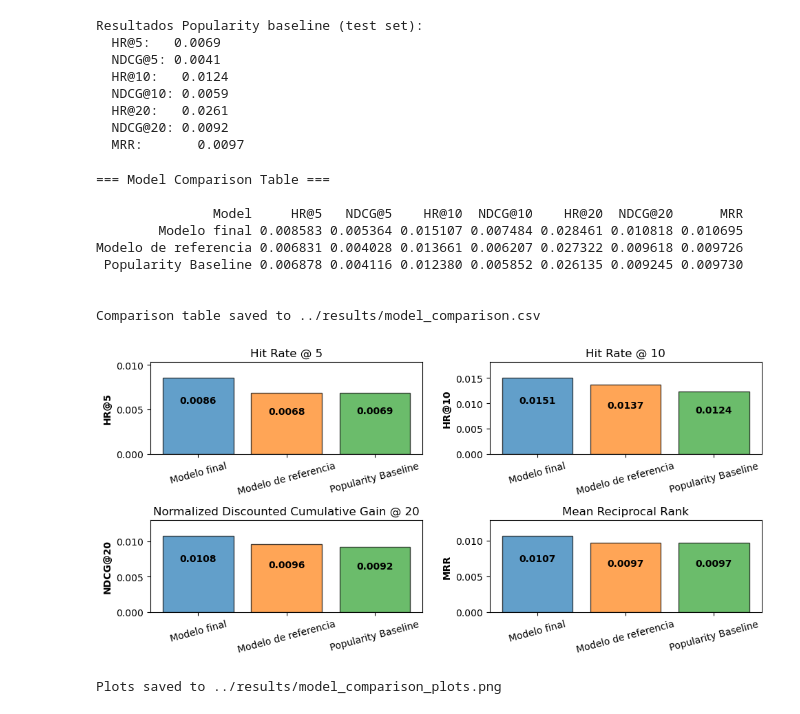
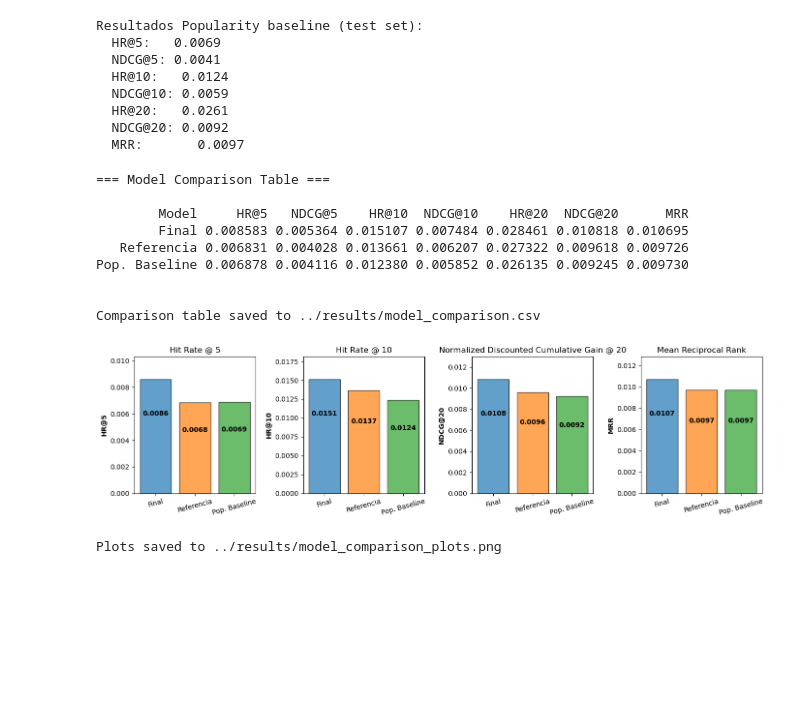
Before and after one commit to sofips/Decision-Transformer-Recomendaciones, a Jupyter notebook: notebooks/03_evaluation.ipynb, the cells around one changed output. Cells and saved outputs as stored; diff of their text form; code cells hidden in the pictures; blank space fills up the shorter version.

Commit message:
formato imagen, ejecutar notebook 4 con ultimos modelos, ignorar cache

```diff
--- a/notebooks/03_evaluation.ipynb
+++ b/notebooks/03_evaluation.ipynb
@@ -170,9 +170,9 @@ import pandas as pd
 
 # Prepare data for comparison
 models_data = {
-    'Modelo final': final_model_metrics,
-    'Modelo de referencia': reference_metrics,
-    'Popularity Baseline': pop_metrics
+    'Final': final_model_metrics,
+    'Referencia': reference_metrics,
+    'Pop. Baseline': pop_metrics
 }
 
 # Create comparison table
@@ -195,16 +195,16 @@ print("Comparison table saved to ../results/model_comparison.csv")
 # %% [output]
 === Model Comparison Table ===
 
-               Model     HR@5   NDCG@5    HR@10  NDCG@10    HR@20  NDCG@20      MRR
-        Modelo final 0.008583 0.005364 0.015107 0.007484 0.028461 0.010818 0.010695
-Modelo de referencia 0.006831 0.004028 0.013661 0.006207 0.027322 0.009618 0.009726
- Popularity Baseline 0.006878 0.004116 0.012380 0.005852 0.026135 0.009245 0.009730
+        Model     HR@5   NDCG@5    HR@10  NDCG@10    HR@20  NDCG@20      MRR
+        Final 0.008583 0.005364 0.015107 0.007484 0.028461 0.010818 0.010695
+   Referencia 0.006831 0.004028 0.013661 0.006207 0.027322 0.009618 0.009726
+Pop. Baseline 0.006878 0.004116 0.012380 0.005852 0.026135 0.009245 0.009730
 
 
 Comparison table saved to ../results/model_comparison.csv
 # %%
 # Create bar plots for metrics comparison
-fig, axes = plt.subplots(2, 2, figsize=(10, 5))
+fig, axes = plt.subplots(1, 4, figsize=(14, 4))
 #fig.suptitle('Comparación de modelos', fontsize=16, fontweight='bold')
 
 # Define colors for models
@@ -227,7 +227,7 @@ def add_internal_labels(ax, values):
 
 
 # Plot 1: HR@5
-ax = axes[0, 0]
+ax = axes[0]
 values = [models_data[m].get('HR@5', 0) for m in model_names]
 ax.bar(model_names, values, color=colors, alpha=0.7, edgecolor='black')
 ax.set_ylabel('HR@5', fontweight='bold')
@@ -237,41 +237,41 @@ add_internal_labels(ax, values)
 ax.tick_params(axis='x', rotation=15)
 
 # Plot 2: HR@10
-ax = axes[0, 1]
+ax = axes[1]
 values = [models_data[m].get('HR@10', 0) for m in model_names]
 ax.bar(model_names, values, color=colors, alpha=0.7, edgecolor='black')
 ax.set_ylabel('HR@10', fontweight='bold')
 ax.set_title('Hit Rate @ 10')
 ax.set_ylim(0, max(values) * 1.2)
 add_internal_labels(ax, values)
 ax.tick_params(axis='x', rotation=15)
 
 # Plot 3: NDCG@20
-ax = axes[1, 0]
+ax = axes[2]
 values = [models_data[m].get('NDCG@20', 0) for m in model_names]
 ax.bar(model_names, values, color=colors, alpha=0.7, edgecolor='black')
 ax.set_ylabel('NDCG@20', fontweight='bold')
 ax.set_title('Normalized Discounted Cumulative Gain @ 20')
 ax.set_ylim(0, max(values) * 1.2)
 add_internal_labels(ax, values)
 ax.tick_params(axis='x', rotation=15)
 
 # Plot 4: MRR
-ax = axes[1, 1]
+ax = axes[3]
 values = [models_data[m].get('MRR', 0) for m in model_names]
 ax.bar(model_names, values, color=colors, alpha=0.7, edgecolor='black')
 ax.set_ylabel('MRR', fontweight='bold')
 ax.set_title('Mean Reciprocal Rank')
 ax.set_ylim(0, max(values) * 1.2)
 add_internal_labels(ax, values)
 ax.tick_params(axis='x', rotation=15)
 
 plt.tight_layout(rect=[0, 0, 1, 0.95])
 
 plt.savefig('../results/model_comparison_plots.png', dpi=300, bbox_inches='tight')
 plt.show()
 
 print("Plots saved to ../results/model_comparison_plots.png")
 # %% [output]
-[figure, old version]
+[figure, new version]
 Plots saved to ../results/model_comparison_plots.png
```
Also changed, not shown: 4 other files.
